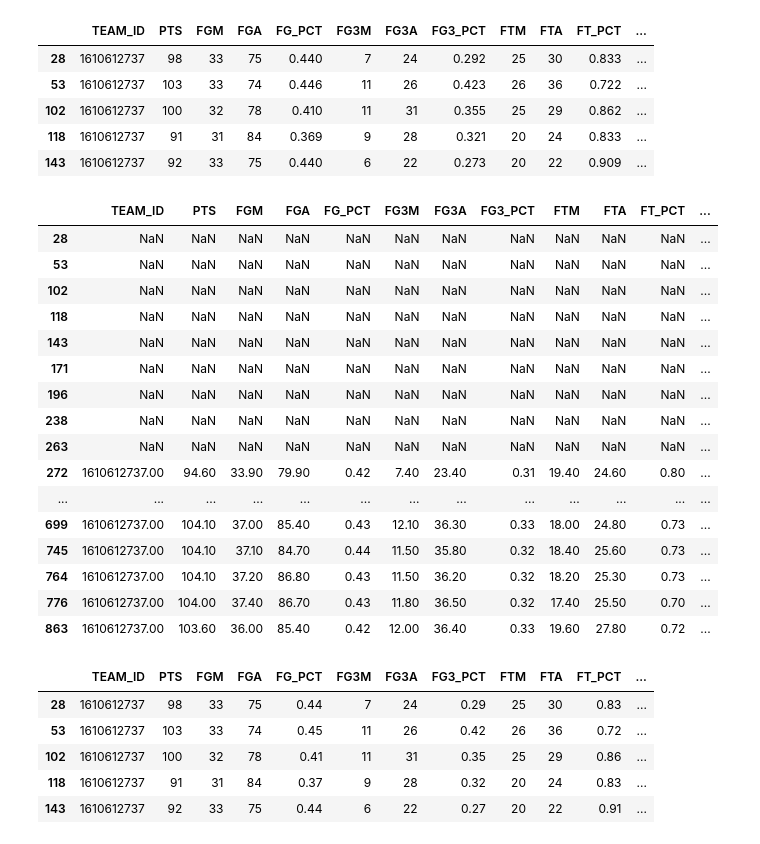
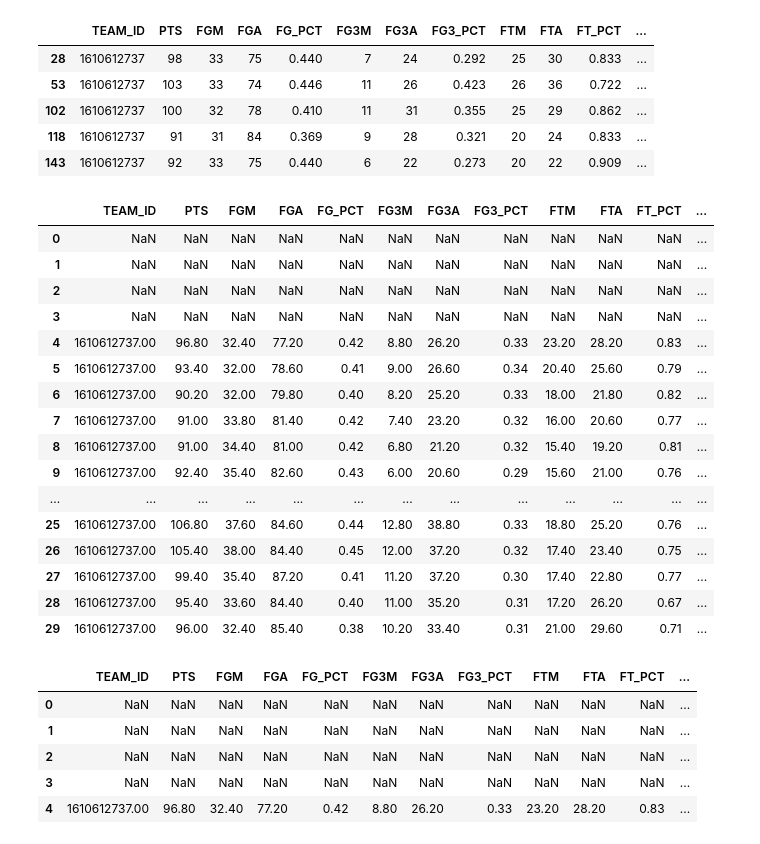
Before and after one commit to jtj60/Predicting-the-Scoring-Margin-of-NBA-Games-Using-Machine-Learning, a Jupyter notebook: code/main.ipynb, the cells around one changed output. Drawn from its saved outputs; the diff is of its cells as text; code cells hidden in the pictures.

```diff
--- a/code/main.ipynb
+++ b/code/main.ipynb
@@ -199,36 +199,37 @@ games['DRTG'] = (games['OPP_PTS'] / games['POSS'])
 games['OPP_DRTG'] = (games['PTS'] / games['OPP_POSS'])
 # %%
 # chaning stuff
-games_averages = pd.concat([games.rolling(10).mean() for _, d in games.groupby('TEAM_ID')])
+games_averages = pd.concat([games.rolling(5).mean() for _, d in games.groupby('TEAM_ID')])
+games_averages = games_averages.reset_index(drop=True)
 
 # Converting entire DF to numeric
 games_averages = games_averages.apply(pd.to_numeric, errors='coerce')
 
 # Print Head
 pd.set_option('display.float_format', '{:.2f}'.format)
 pd.set_option('display.max_columns', None)
 games_averages.head(30)
 # %% [output]
 |  | TEAM_ID | PTS | FGM | FGA | FG_PCT | FG3M | FG3A | FG3_PCT | FTM | FTA | FT_PCT | ... |
-| 28 | NaN | NaN | NaN | NaN | NaN | NaN | NaN | NaN | NaN | NaN | NaN | ... |
-| 53 | NaN | NaN | NaN | NaN | NaN | NaN | NaN | NaN | NaN | NaN | NaN | ... |
-| 102 | NaN | NaN | NaN | NaN | NaN | NaN | NaN | NaN | NaN | NaN | NaN | ... |
-| 118 | NaN | NaN | NaN | NaN | NaN | NaN | NaN | NaN | NaN | NaN | NaN | ... |
-| 143 | NaN | NaN | NaN | NaN | NaN | NaN | NaN | NaN | NaN | NaN | NaN | ... |
-| 171 | NaN | NaN | NaN | NaN | NaN | NaN | NaN | NaN | NaN | NaN | NaN | ... |
-| 196 | NaN | NaN | NaN | NaN | NaN | NaN | NaN | NaN | NaN | NaN | NaN | ... |
-| 238 | NaN | NaN | NaN | NaN | NaN | NaN | NaN | NaN | NaN | NaN | NaN | ... |
-| 263 | NaN | NaN | NaN | NaN | NaN | NaN | NaN | NaN | NaN | NaN | NaN | ... |
-| 272 | 1610612737.00 | 94.60 | 33.90 | 79.90 | 0.42 | 7.40 | 23.40 | 0.31 | 19.40 | 24.60 | 0.80 | ... |
+| 0 | NaN | NaN | NaN | NaN | NaN | NaN | NaN | NaN | NaN | NaN | NaN | ... |
+| 1 | NaN | NaN | NaN | NaN | NaN | NaN | NaN | NaN | NaN | NaN | NaN | ... |
+| 2 | NaN | NaN | NaN | NaN | NaN | NaN | NaN | NaN | NaN | NaN | NaN | ... |
+| 3 | NaN | NaN | NaN | NaN | NaN | NaN | NaN | NaN | NaN | NaN | NaN | ... |
+| 4 | 1610612737.00 | 96.80 | 32.40 | 77.20 | 0.42 | 8.80 | 26.20 | 0.33 | 23.20 | 28.20 | 0.83 | ... |
+| 5 | 1610612737.00 | 93.40 | 32.00 | 78.60 | 0.41 | 9.00 | 26.60 | 0.34 | 20.40 | 25.60 | 0.79 | ... |
+| 6 | 1610612737.00 | 90.20 | 32.00 | 79.80 | 0.40 | 8.20 | 25.20 | 0.33 | 18.00 | 21.80 | 0.82 | ... |
+| 7 | 1610612737.00 | 91.00 | 33.80 | 81.40 | 0.42 | 7.40 | 23.20 | 0.32 | 16.00 | 20.60 | 0.77 | ... |
+| 8 | 1610612737.00 | 91.00 | 34.40 | 81.00 | 0.42 | 6.80 | 21.20 | 0.32 | 15.40 | 19.20 | 0.81 | ... |
+| 9 | 1610612737.00 | 92.40 | 35.40 | 82.60 | 0.43 | 6.00 | 20.60 | 0.29 | 15.60 | 21.00 | 0.76 | ... |
 | ... | ... | ... | ... | ... | ... | ... | ... | ... | ... | ... | ... | ... |
-| 699 | 1610612737.00 | 104.10 | 37.00 | 85.40 | 0.43 | 12.10 | 36.30 | 0.33 | 18.00 | 24.80 | 0.73 | ... |
-| 745 | 1610612737.00 | 104.10 | 37.10 | 84.70 | 0.44 | 11.50 | 35.80 | 0.32 | 18.40 | 25.60 | 0.73 | ... |
-| 764 | 1610612737.00 | 104.10 | 37.20 | 86.80 | 0.43 | 11.50 | 36.20 | 0.32 | 18.20 | 25.30 | 0.73 | ... |
-| 776 | 1610612737.00 | 104.00 | 37.40 | 86.70 | 0.43 | 11.80 | 36.50 | 0.32 | 17.40 | 25.50 | 0.70 | ... |
-| 863 | 1610612737.00 | 103.60 | 36.00 | 85.40 | 0.42 | 12.00 | 36.40 | 0.33 | 19.60 | 27.80 | 0.72 | ... |
+| 25 | 1610612737.00 | 106.80 | 37.60 | 84.60 | 0.44 | 12.80 | 38.80 | 0.33 | 18.80 | 25.20 | 0.76 | ... |
+| 26 | 1610612737.00 | 105.40 | 38.00 | 84.40 | 0.45 | 12.00 | 37.20 | 0.32 | 17.40 | 23.40 | 0.75 | ... |
+| 27 | 1610612737.00 | 99.40 | 35.40 | 87.20 | 0.41 | 11.20 | 37.20 | 0.30 | 17.40 | 22.80 | 0.77 | ... |
+| 28 | 1610612737.00 | 95.40 | 33.60 | 84.40 | 0.40 | 11.00 | 35.20 | 0.31 | 17.20 | 26.20 | 0.67 | ... |
+| 29 | 1610612737.00 | 96.00 | 32.40 | 85.40 | 0.38 | 10.20 | 33.40 | 0.31 | 21.00 | 29.60 | 0.71 | ... |
 # %%
 # games DF will now have the average stats of a teams most recent 10 games
-games = games_average
+games = games_averages
 
 # # Normalize Data
 # realcols = list(games.columns.values)
@@ -246,8 +247,8 @@ pd.set_option('display.max_columns', None)
 games.head()
 # %% [output]
 |  | TEAM_ID | PTS | FGM | FGA | FG_PCT | FG3M | FG3A | FG3_PCT | FTM | FTA | FT_PCT | ... |
-| 28 | 1610612737 | 98 | 33 | 75 | 0.44 | 7 | 24 | 0.29 | 25 | 30 | 0.83 | ... |
-| 53 | 1610612737 | 103 | 33 | 74 | 0.45 | 11 | 26 | 0.42 | 26 | 36 | 0.72 | ... |
-| 102 | 1610612737 | 100 | 32 | 78 | 0.41 | 11 | 31 | 0.35 | 25 | 29 | 0.86 | ... |
-| 118 | 1610612737 | 91 | 31 | 84 | 0.37 | 9 | 28 | 0.32 | 20 | 24 | 0.83 | ... |
-| 143 | 1610612737 | 92 | 33 | 75 | 0.44 | 6 | 22 | 0.27 | 20 | 22 | 0.91 | ... |
+| 0 | NaN | NaN | NaN | NaN | NaN | NaN | NaN | NaN | NaN | NaN | NaN | ... |
+| 1 | NaN | NaN | NaN | NaN | NaN | NaN | NaN | NaN | NaN | NaN | NaN | ... |
+| 2 | NaN | NaN | NaN | NaN | NaN | NaN | NaN | NaN | NaN | NaN | NaN | ... |
+| 3 | NaN | NaN | NaN | NaN | NaN | NaN | NaN | NaN | NaN | NaN | NaN | ... |
+| 4 | 1610612737.00 | 96.80 | 32.40 | 77.20 | 0.42 | 8.80 | 26.20 | 0.33 | 23.20 | 28.20 | 0.83 | ... |
```
Also changed, not shown: parts of 2 cells of this notebook.
